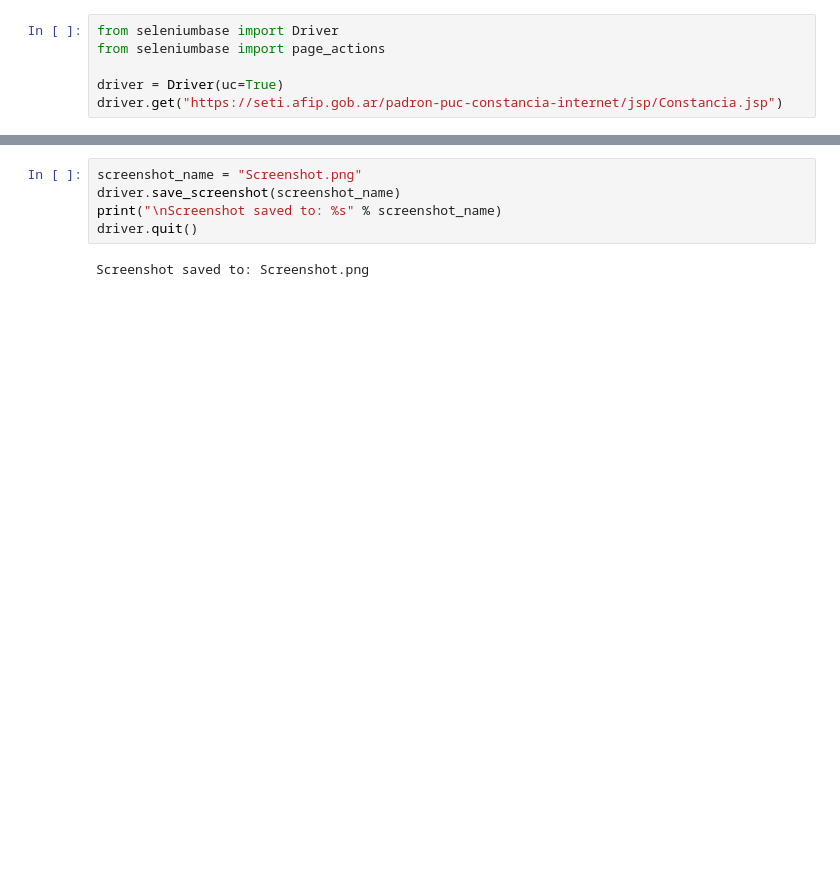
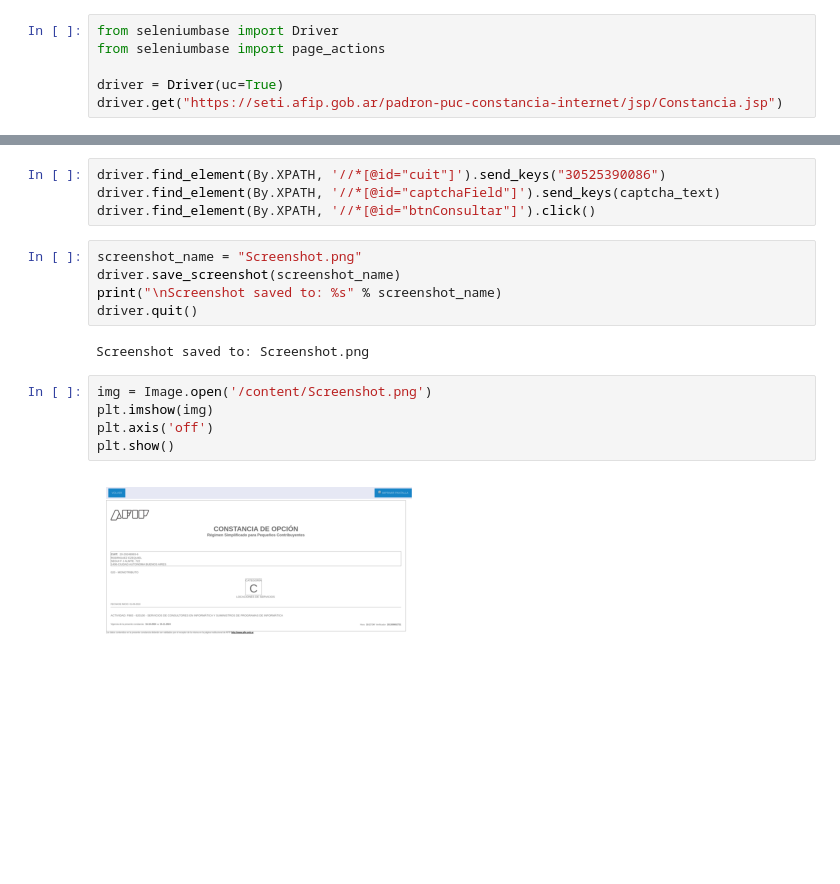
Before and after one commit to celota/TestGitHub, a Jupyter notebook: ConstanciaAfip.ipynb, the cells around one changed output, grey strips where cells are left out. Drawn from its saved outputs; the diff is of its cells as text; blank space fills up the shorter version.

```diff
--- a/ConstanciaAfip.ipynb
+++ b/ConstanciaAfip.ipynb
@@ -88,3 +106,7 @@ https://seti.afip.gob.ar/padron-puc-constancia-internet/images/CaptchaCode.gif?b
+# %%
+driver.find_element(By.XPATH, '//*[@id="cuit"]').send_keys("30525390086")
+driver.find_element(By.XPATH, '//*[@id="captchaField"]').send_keys(captcha_text)
+driver.find_element(By.XPATH, '//*[@id="btnConsultar"]').click()
 # %%
 screenshot_name = "Screenshot.png"
 driver.save_screenshot(screenshot_name)
@@ -92,3 +114,10 @@ print("\nScreenshot saved to: %s" % screenshot_name)
 driver.quit()
 # %% [output]
 Screenshot saved to: Screenshot.png
+# %%
+img = Image.open('/content/Screenshot.png')
+plt.imshow(img)
+plt.axis('off')
+plt.show()
+# %% [output]
+[figure, added]
```
Also changed, not shown: parts of 9 cells of this notebook.
